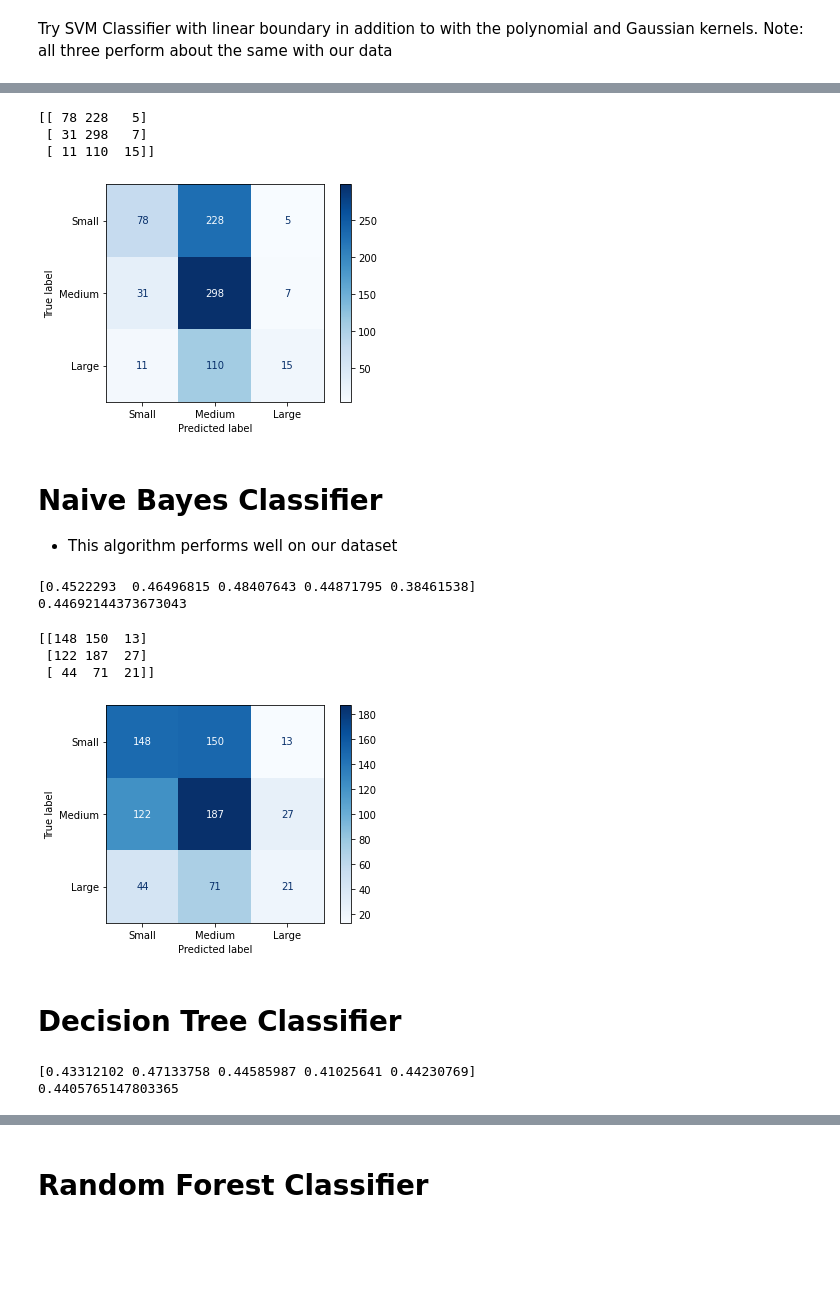
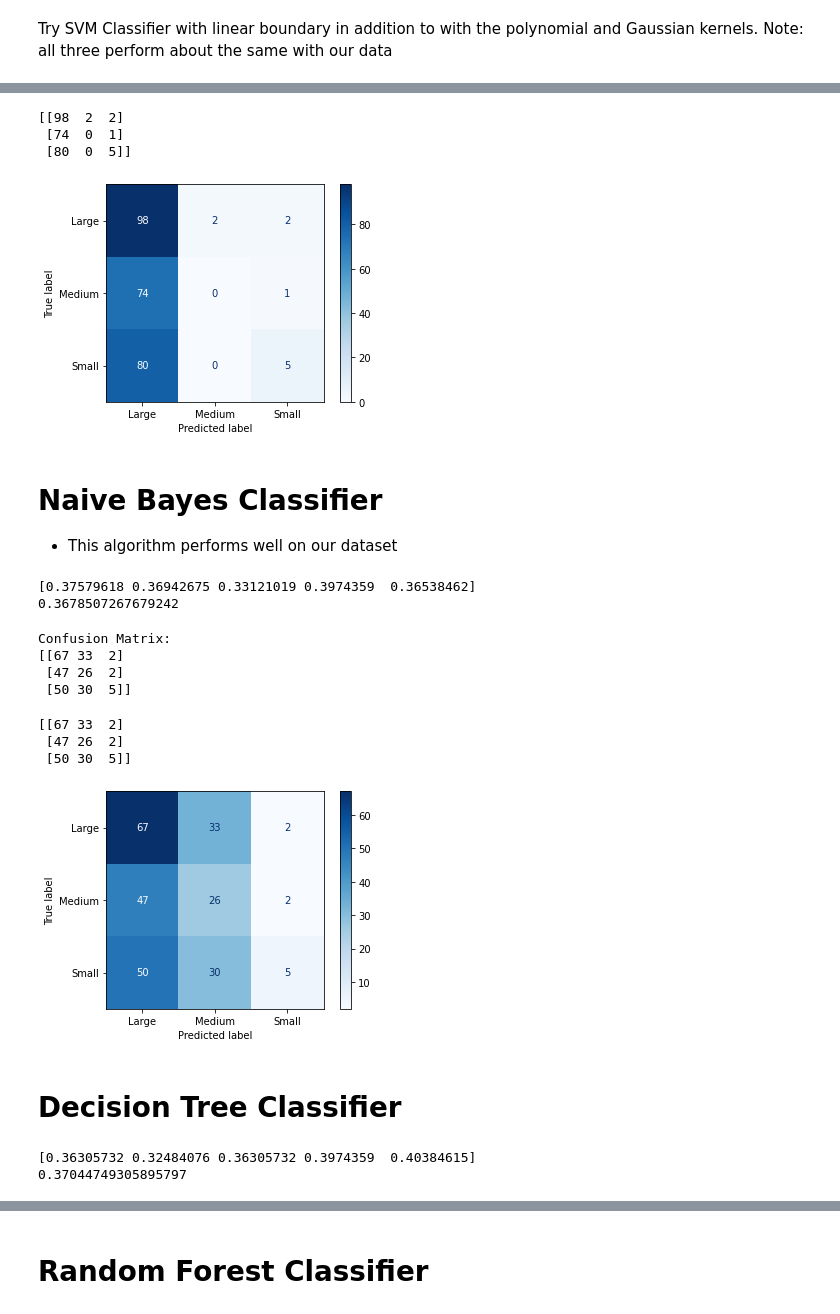
Before and after one commit to mnocerino23/Wildfire-Forecaster, a Jupyter notebook: Classifiers_3.ipynb, the cells around one changed output, grey strips where cells are left out. Drawn from its saved outputs; the diff is of its cells as text; code cells hidden in the pictures; blank space fills up the shorter version.

```diff
--- a/Classifiers_3.ipynb
+++ b/Classifiers_3.ipynb
@@ -225,9 +224,9 @@ wildfire1 = wildfire_set1.loc[wildfire_set1['AcresBurned']> 10]
 
 for index, rows in wildfire1.iterrows():
   size_fire = wildfire1.at[index, 'AcresBurned']
-  if size_fire >= 10 and size_fire <= 35:
+  if size_fire >= 10 and size_fire <= 45:
     size_class = 'Small'
-  if size_fire >= 35 and size_fire <= 150:
+  if size_fire >= 45 and size_fire <= 150:
     size_class = 'Medium'
   elif size_fire > 150:
     size_class = 'Large'
@@ -245,13 +244,13 @@ Name: Fire Size Rank, dtype: int64
 #Restrict the fires to those over 10 acres for the second dataset
 #as well
 
-wildfire2 = wildfire_set2.loc[wildfire_set2['AcresBurned']>10]
+wildfire2 = wildfire_set2.loc[wildfire_set2['AcresBurned']> 10]
 
 for index, rows in wildfire2.iterrows():
   size_fire = wildfire2.at[index, 'AcresBurned']
-  if size_fire >= 10 and size_fire <= 30:
+  if size_fire >= 10 and size_fire <= 45:
     size_class = 'Small'
-  if size_fire >= 30 and size_fire <= 150:
+  if size_fire >= 45 and size_fire <= 150:
     size_class = 'Medium'
   elif size_fire > 150:
     size_class = 'Large'
@@ -511,7 +493,7 @@ plt.show()
 from sklearn import svm
 from sklearn.svm import SVC
 # %%
-best_features = SelectKBest(f_classif, k=5)
+best_features = SelectKBest(f_classif, k=8)
 X_kbest = best_features.fit_transform(X_train_scaled, y_train)
 X_test_kbest = best_features.fit_transform(X_test_scaled, y_test)
 # %% [markdown]
@@ -567,6 +562,6 @@ plt.show()
 # %%
 #SVM using the degree 3 polynomial kernel
-poly_ker = svm.SVC(kernel='poly', degree=3).fit(X_kbest, y_train)
+poly_kernel_3 = svm.SVC(kernel='poly', degree=3).fit(X_kbest, y_train)
 #cv = cross_val_score(polynomial_ker, X_kbest, y_train, cv = 5)
 #print(cv)
 #print(cv.mean())
@@ -573,20 +579,17 @@ poly_ker = svm.SVC(kernel='poly', degree=3).fit(X_kbest, y_train)
 # %%
-class_labels = ['Small', 'Medium', 'Large']
 disp = ConfusionMatrixDisplay.from_estimator(
-        poly_ker,
-        X_kbest,
-        y_train,
-        display_labels=class_labels,
-        cmap=plt.cm.Blues
+        poly_kernel_3,
+        X_test_kbest,
+        y_test,
+        cmap=plt.cm.Blues,
     )
 
 print(disp.confusion_matrix)
-plt.show()
 # %% [output]
-[[ 78 228   5]
- [ 31 298   7]
- [ 11 110  15]]
+[[98  2  2]
+ [74  0  1]
+ [80  0  5]]
-[figure, old version]
+[figure, new version]
 # %% [markdown]
 # Naive Bayes Classifier
 
@@ -600,5 +603,5 @@ cv = cross_val_score(gnb, X_kbest, y_train, cv = 5)
 print(cv)
 print(cv.mean())
 # %% [output]
-[0.4522293  0.46496815 0.48407643 0.44871795 0.38461538]
-0.44692144373673043
+[0.37579618 0.36942675 0.33121019 0.3974359  0.36538462]
+0.3678507267679242
@@ -605,20 +610,26 @@ print(cv.mean())
+# %%
+confusion = confusion_matrix(y_test, y_pred)
+print('Confusion Matrix:')
+print(confusion)
+# %% [output]
+Confusion Matrix:
+[[67 33  2]
+ [47 26  2]
+ [50 30  5]]
 # %%
-class_labels = ['Small', 'Medium', 'Large']
 disp = ConfusionMatrixDisplay.from_estimator(
         gnb,
-        X_kbest,
-        y_train,
-        display_labels=class_labels,
-        cmap=plt.cm.Blues
+        X_test_kbest,
+        y_test,
+        cmap=plt.cm.Blues,
     )
 
 print(disp.confusion_matrix)
-plt.show()
 # %% [output]
-[[148 150  13]
- [122 187  27]
- [ 44  71  21]]
+[[67 33  2]
+ [47 26  2]
+ [50 30  5]]
-[figure, old version]
+[figure, new version]
 # %%
 best_features = SelectKBest(f_classif, k=15)
 X_kbest_other = best_features.fit_transform(X_train_scaled, y_train)
@@ -633,5 +644,5 @@ cv = cross_val_score(dt, X_kbest, y_train, cv =5)
 print(cv)
 print(cv.mean())
 # %% [output]
-[0.43312102 0.47133758 0.44585987 0.41025641 0.44230769]
-0.4405765147803365
+[0.36305732 0.32484076 0.36305732 0.3974359  0.40384615]
+0.37044749305895797
```
Also changed, not shown: parts of 27 cells of this notebook.
